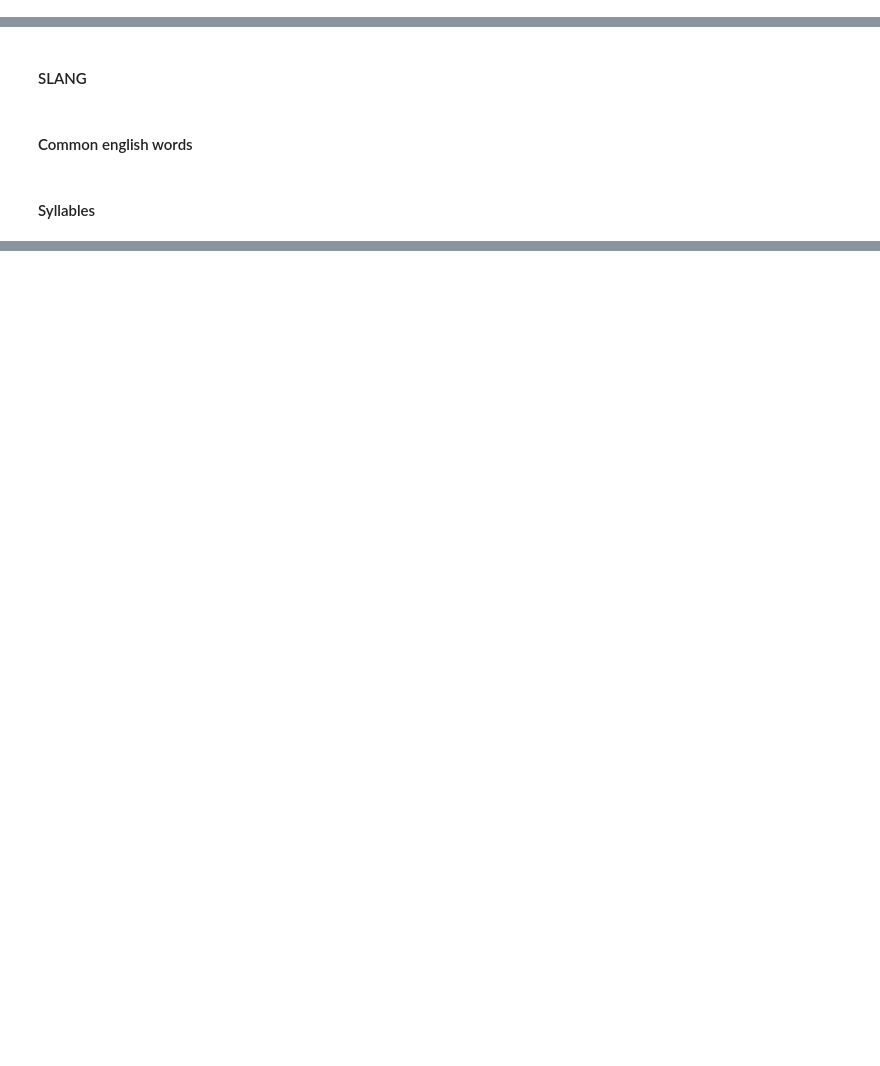
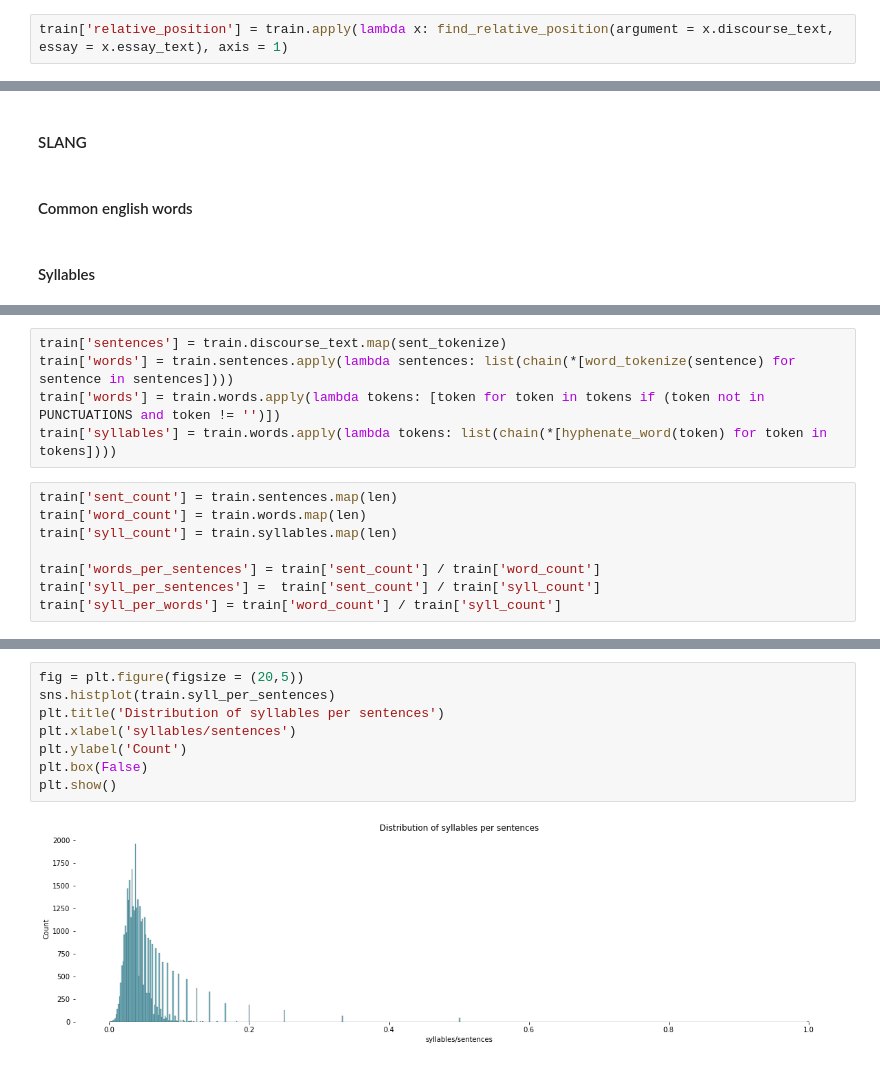
Before and after one commit to tripnv/fbp-kaggle, a Jupyter notebook: eda.ipynb, the cells around one changed output, grey strips where cells are left out. Saved outputs shown, nothing was run; the diff lists cells and outputs as text; blank space fills up the shorter version.

```diff
--- a/eda.ipynb
+++ b/eda.ipynb
@@ -566,0 +609,2 @@ TODO: Named entity recognition, check if capitalized
+# %%
+train['relative_position'] = train.apply(lambda x: find_relative_position(argument = x.discourse_text, essay = x.essay_text), axis = 1)
@@ -574,0 +633,13 @@ from hyphenate import hyphenate_word
+# %%
+train['sentences'] = train.discourse_text.map(sent_tokenize)
+train['words'] = train.sentences.apply(lambda sentences: list(chain(*[word_tokenize(sentence) for sentence in sentences])))
+train['words'] = train.words.apply(lambda tokens: [token for token in tokens if (token not in PUNCTUATIONS and token != '')])
+train['syllables'] = train.words.apply(lambda tokens: list(chain(*[hyphenate_word(token) for token in tokens])))
+# %%
+train['sent_count'] = train.sentences.map(len)
+train['word_count'] = train.words.map(len)
+train['syll_count'] = train.syllables.map(len)
+
+train['words_per_sentences'] = train['sent_count'] / train['word_count']
+train['syll_per_sentences'] =  train['sent_count'] / train['syll_count']
+train['syll_per_words'] = train['word_count'] / train['syll_count']
@@ -574,0 +662,10 @@ from hyphenate import hyphenate_word
+# %%
+fig = plt.figure(figsize = (20,5))
+sns.histplot(train.syll_per_sentences)
+plt.title('Distribution of syllables per sentences')
+plt.xlabel('syllables/sentences')
+plt.ylabel('Count')
+plt.box(False)
+plt.show()
+# %% [output]
+[figure, added]
```
Also changed, not shown: parts of 26 cells of this notebook.
